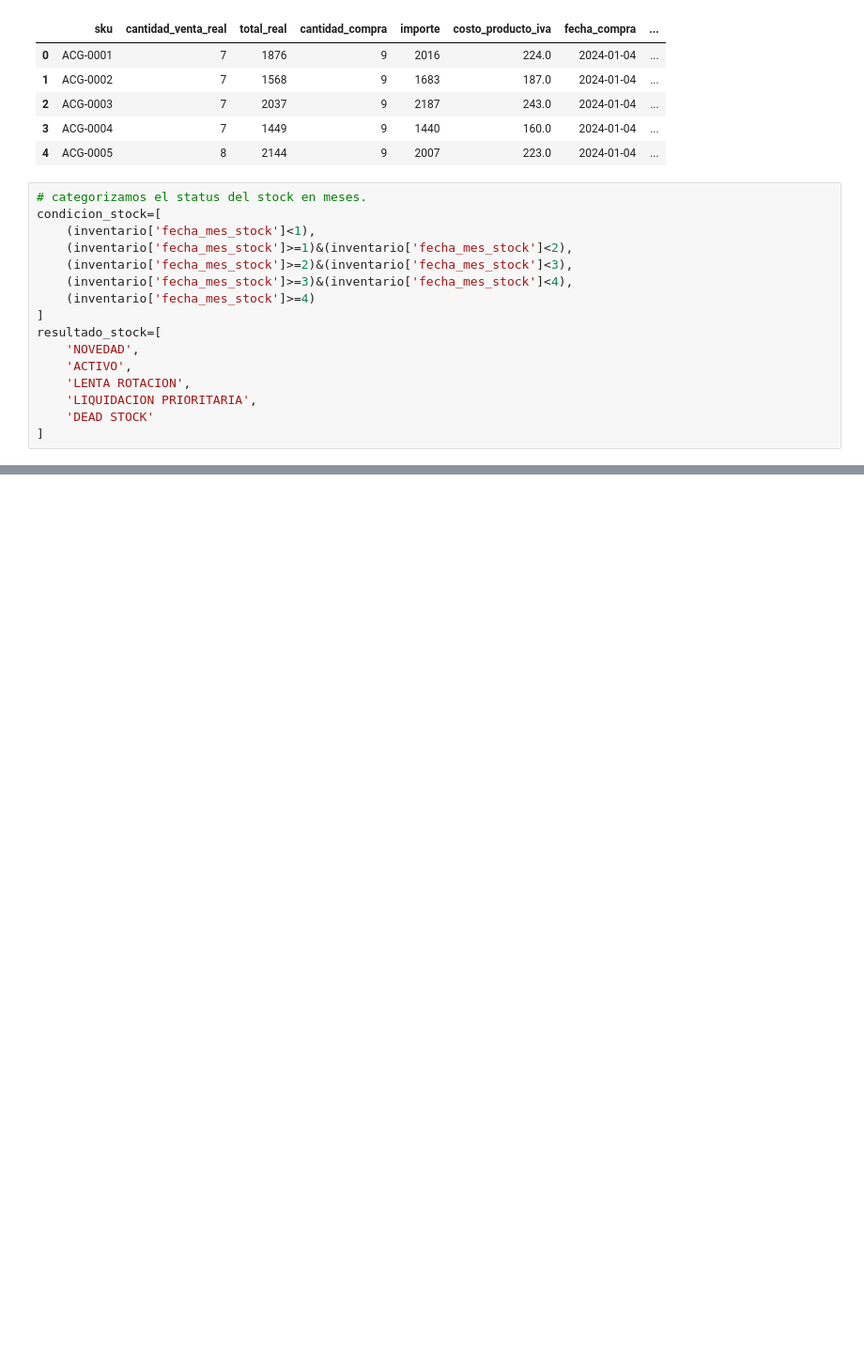
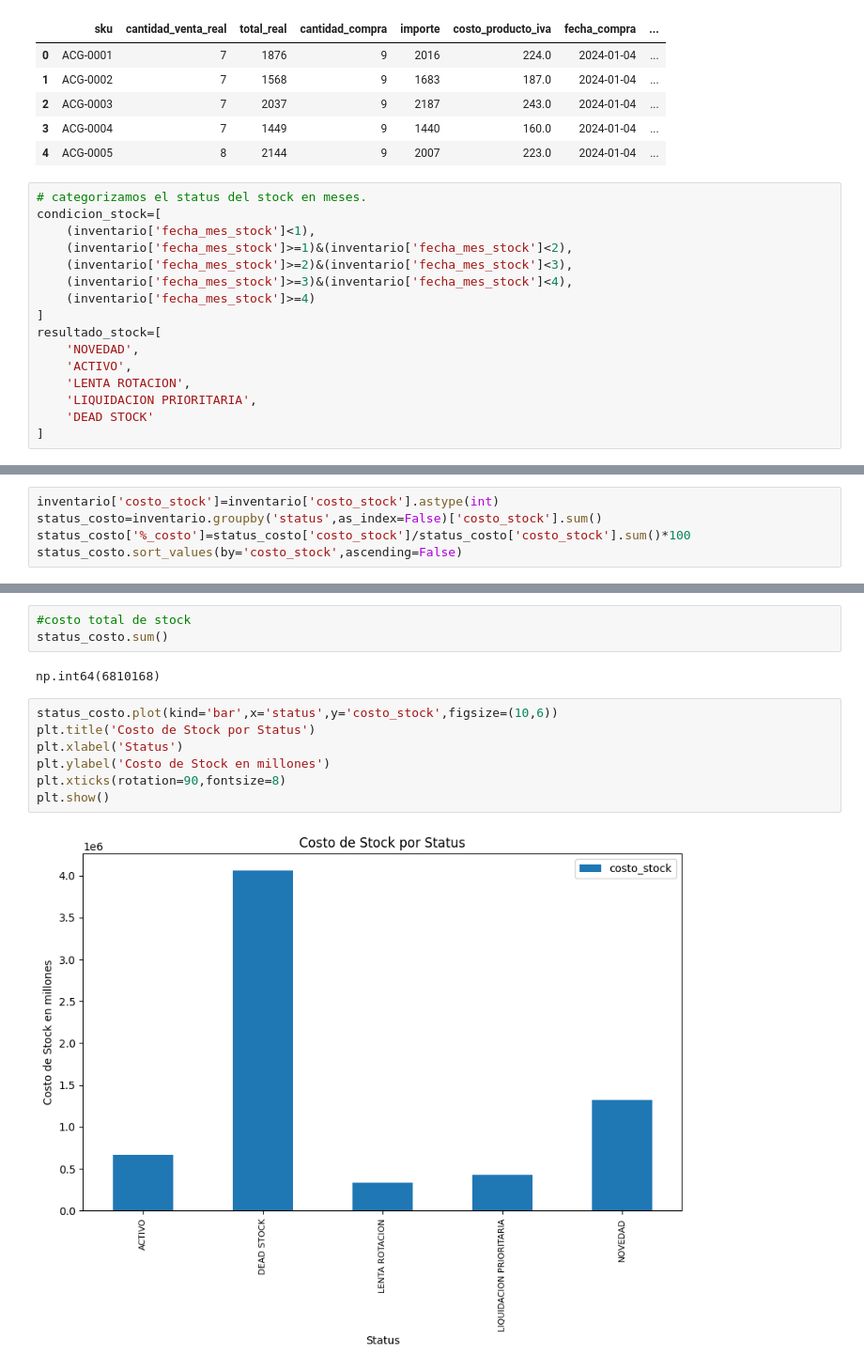
Before and after one commit to Adrian-estrada-chavez/clothing-sales-roi-analysis, a Jupyter notebook: Clothing_sales_roi_analysis.ipynb, the cells around one changed output, grey strips where cells are left out. Shown at 94% size. Drawn from its saved outputs; the diff is of its cells as text; blank space fills up the shorter version.

```diff
--- a/Clothing_sales_roi_analysis.ipynb
+++ b/Clothing_sales_roi_analysis.ipynb
@@ -1459,0 +1468,5 @@ inventario.head(1)
+# %%
+inventario['costo_stock']=inventario['costo_stock'].astype(int)
+status_costo=inventario.groupby('status',as_index=False)['costo_stock'].sum()
+status_costo['%_costo']=status_costo['costo_stock']/status_costo['costo_stock'].sum()*100
+status_costo.sort_values(by='costo_stock',ascending=False)
@@ -1459,0 +1480,14 @@ inventario.head(1)
+# %%
+#costo total de stock
+status_costo.sum()
+# %% [output]
+np.int64(6810168)
+# %%
+status_costo.plot(kind='bar',x='status',y='costo_stock',figsize=(10,6))
+plt.title('Costo de Stock por Status')
+plt.xlabel('Status')
+plt.ylabel('Costo de Stock en millones')
+plt.xticks(rotation=90,fontsize=8)
+plt.show()
+# %% [output]
+[figure, added]
```
Also changed, not shown: parts of 12 cells of this notebook.
